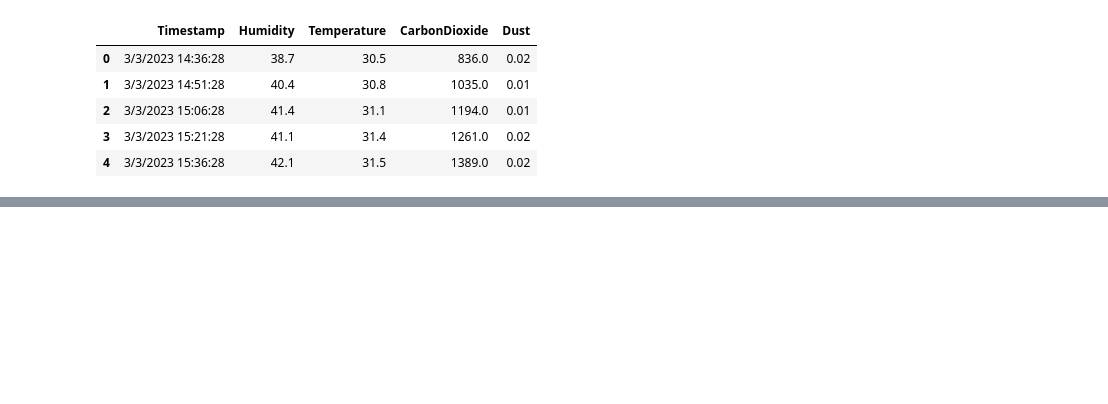
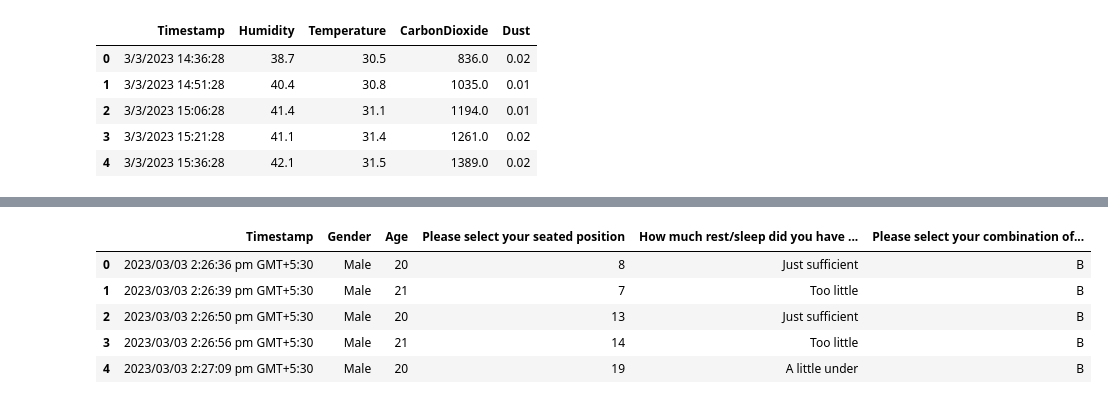
Before and after one commit to harshxtanwar/data_analytics_group_01, a Jupyter notebook: analytics.ipynb, the cells around one changed output, grey strips where cells are left out. Drawn from its saved outputs; the diff is of its cells as text; code cells hidden in the pictures; blank space fills up the shorter version.

```diff
--- a/analytics.ipynb
+++ b/analytics.ipynb
@@ -39 +75,10 @@ air_quality_data.head()
+# %%
+personal_info.head()
+# %% [output]
+|  | Timestamp | Gender | Age | Please select your seated position | How much rest/sleep did you have ... | Please select your combination of... |
+| 0 | 2023/03/03 2:26:36 pm GMT+5:30 | Male | 20 | 8 | Just sufficient | B |
+| 1 | 2023/03/03 2:26:39 pm GMT+5:30 | Male | 21 | 7 | Too little | B |
+| 2 | 2023/03/03 2:26:50 pm GMT+5:30 | Male | 20 | 13 | Just sufficient | B |
+| 3 | 2023/03/03 2:26:56 pm GMT+5:30 | Male | 21 | 14 | Too little | B |
+| 4 | 2023/03/03 2:27:09 pm GMT+5:30 | Male | 20 | 19 | A little under | B |
 # %%
```
Also changed, not shown: parts of 10 cells of this notebook.
